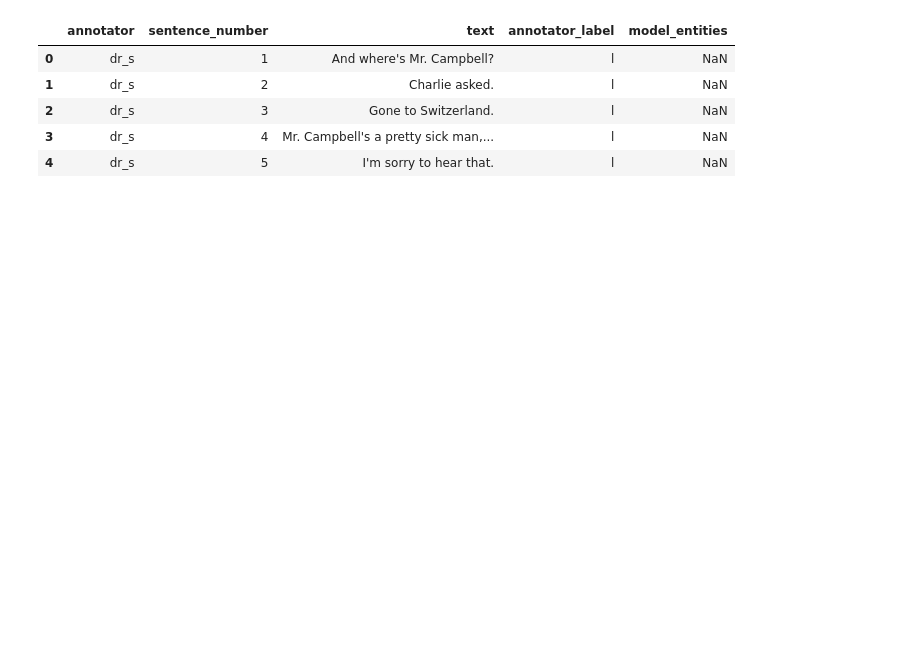
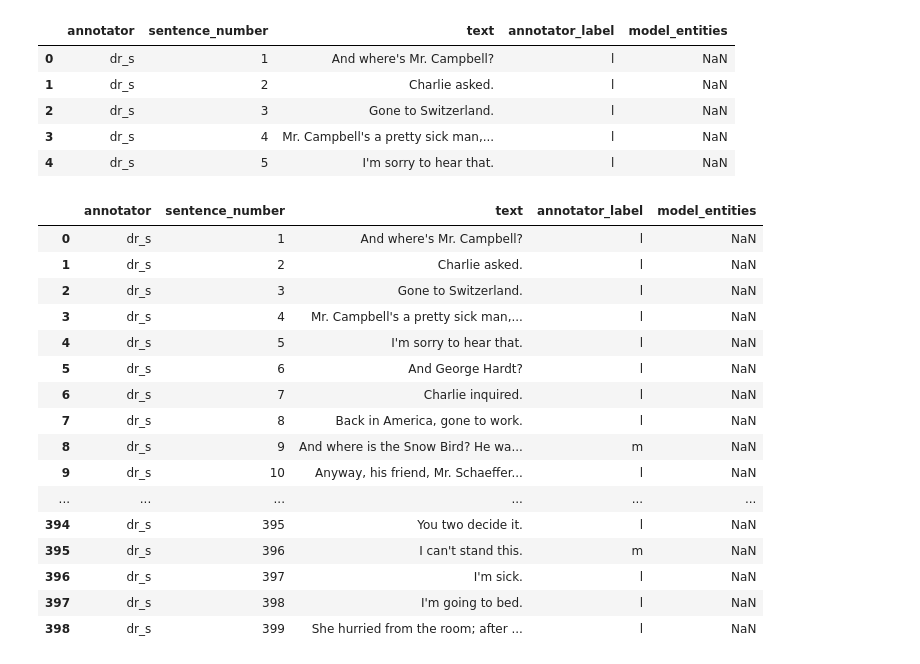
Before and after one commit to kspicer80/metaphor_playground, a Jupyter notebook: exploratory_data_analysis.ipynb, the cells around one changed output. Cells and saved outputs as stored; diff of their text form; code cells hidden in the pictures; blank space fills up the shorter version.

```diff
--- a/exploratory_data_analysis.ipynb
+++ b/exploratory_data_analysis.ipynb
@@ -3,6 +3,7 @@ import pandas as pd
 import matplotlib.pyplot as plt
 import seaborn as sns
 from sklearn.metrics import confusion_matrix
+pd.options.display.max_rows = None
 # %%
 df = pd.read_csv('data_for_further_analysis.csv')
 df.head()
@@ -13,3 +14,23 @@ df.head()
 | 2 | dr_s | 3 | Gone to Switzerland. | l | NaN |
 | 3 | dr_s | 4 | Mr. Campbell's a pretty sick man,... | l | NaN |
 | 4 | dr_s | 5 | I'm sorry to hear that. | l | NaN |
+# %%
+df
+# %% [output]
+|  | annotator | sentence_number | text | annotator_label | model_entities |
+| 0 | dr_s | 1 | And where's Mr. Campbell? | l | NaN |
+| 1 | dr_s | 2 | Charlie asked. | l | NaN |
+| 2 | dr_s | 3 | Gone to Switzerland. | l | NaN |
+| 3 | dr_s | 4 | Mr. Campbell's a pretty sick man,... | l | NaN |
+| 4 | dr_s | 5 | I'm sorry to hear that. | l | NaN |
+| 5 | dr_s | 6 | And George Hardt? | l | NaN |
+| 6 | dr_s | 7 | Charlie inquired. | l | NaN |
+| 7 | dr_s | 8 | Back in America, gone to work. | l | NaN |
+| 8 | dr_s | 9 | And where is the Snow Bird? He wa... | m | NaN |
+| 9 | dr_s | 10 | Anyway, his friend, Mr. Schaeffer... | l | NaN |
+| ... | ... | ... | ... | ... | ... |
+| 394 | dr_s | 395 | You two decide it. | l | NaN |
+| 395 | dr_s | 396 | I can't stand this. | m | NaN |
+| 396 | dr_s | 397 | I'm sick. | l | NaN |
+| 397 | dr_s | 398 | I'm going to bed. | l | NaN |
+| 398 | dr_s | 399 | She hurried from the room; after ... | l | NaN |
```
Also changed, not shown: parts of 9 cells of this notebook.
